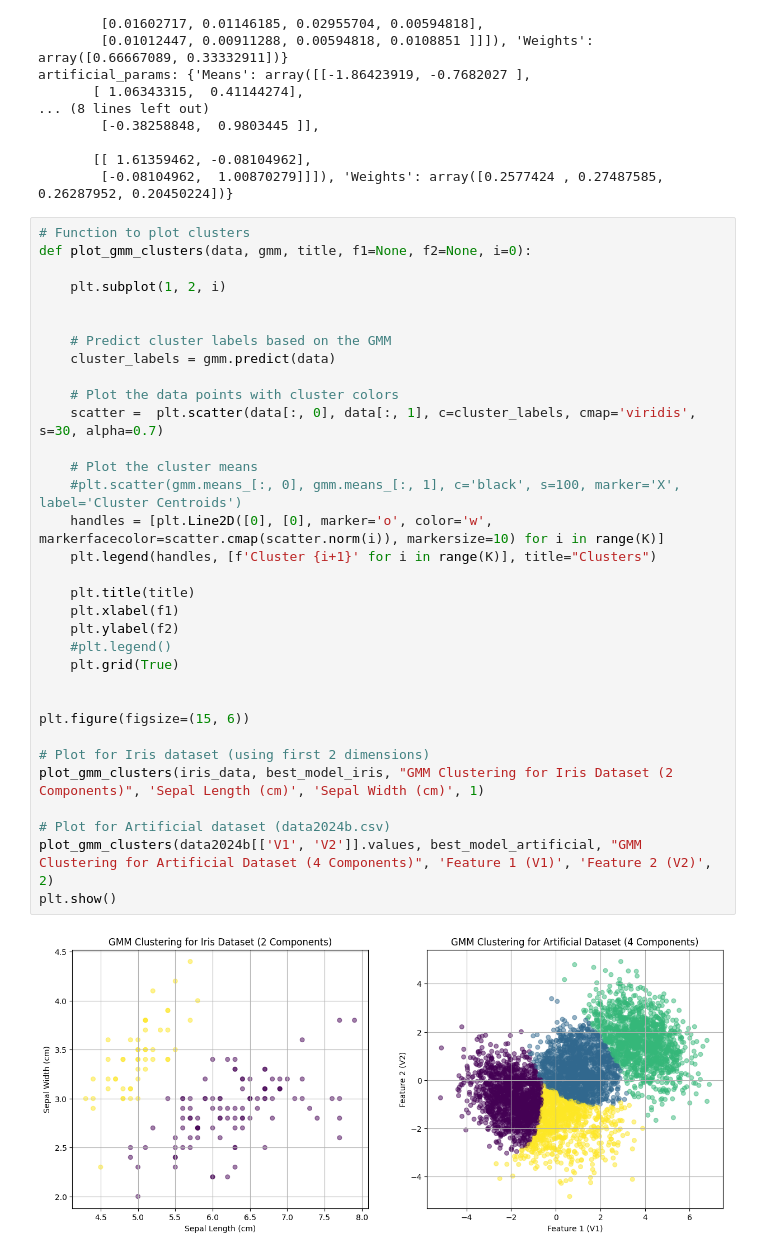
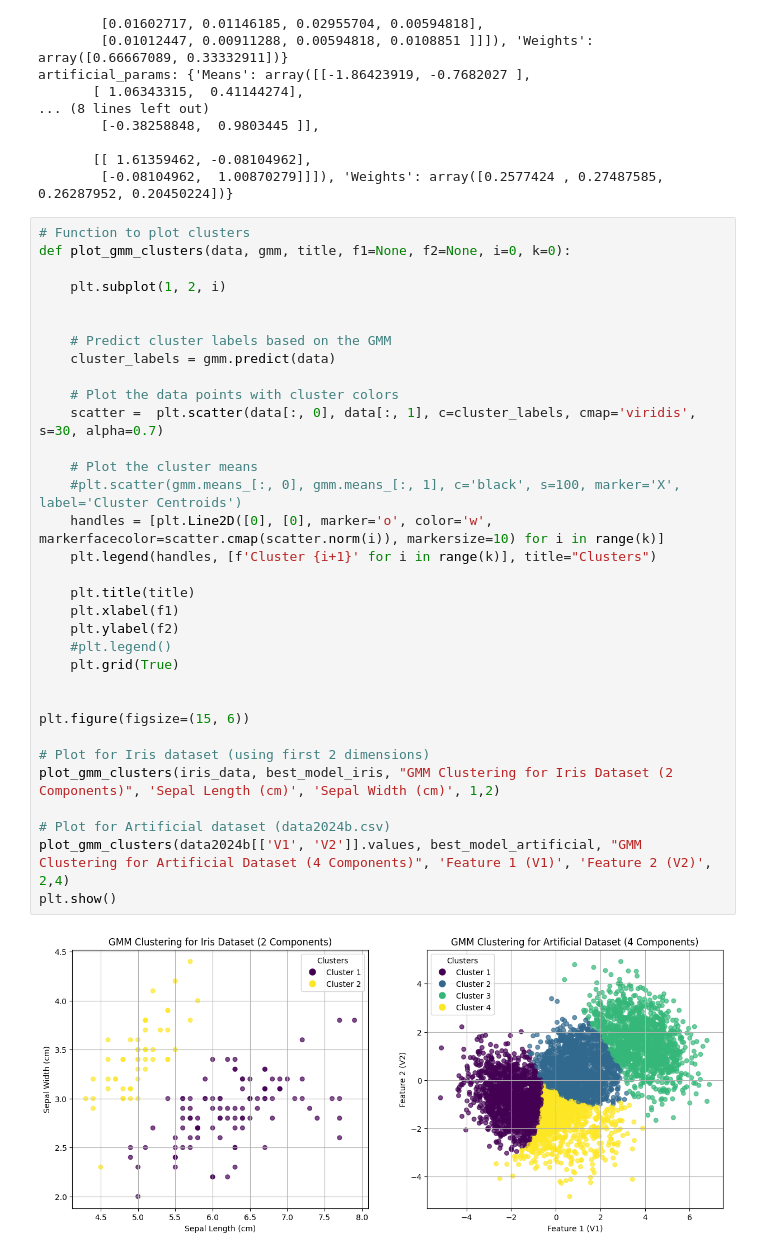
Before and after one commit to timryall/STAT3006, a Jupyter notebook: assignment_2/v.ipynb, the cells around one changed output. Cells and saved outputs as stored; diff of their text form.

```diff
--- a/assignment_2/v.ipynb
+++ b/assignment_2/v.ipynb
@@ -139,36 +139,36 @@ artificial_params: {'Means': array([[-1.86423919, -0.7682027 ],
         [-0.08104962,  1.00870279]]]), 'Weights': array([0.2577424 , 0.27487585, 0.26287952, 0.20450224])}
 # %%
 # Function to plot clusters
-def plot_gmm_clusters(data, gmm, title, f1=None, f2=None, i=0):
+def plot_gmm_clusters(data, gmm, title, f1=None, f2=None, i=0, k=0):
 
     plt.subplot(1, 2, i)
 
 
     # Predict cluster labels based on the GMM
     cluster_labels = gmm.predict(data)
 
     # Plot the data points with cluster colors
     scatter =  plt.scatter(data[:, 0], data[:, 1], c=cluster_labels, cmap='viridis', s=30, alpha=0.7)
 
     # Plot the cluster means
     #plt.scatter(gmm.means_[:, 0], gmm.means_[:, 1], c='black', s=100, marker='X', label='Cluster Centroids')
-    handles = [plt.Line2D([0], [0], marker='o', color='w', markerfacecolor=scatter.cmap(scatter.norm(i)), markersize=10) for i in range(K)]
-    plt.legend(handles, [f'Cluster {i+1}' for i in range(K)], title="Clusters")
+    handles = [plt.Line2D([0], [0], marker='o', color='w', markerfacecolor=scatter.cmap(scatter.norm(i)), markersize=10) for i in range(k)]
+    plt.legend(handles, [f'Cluster {i+1}' for i in range(k)], title="Clusters")
 
     plt.title(title)
     plt.xlabel(f1)
     plt.ylabel(f2)
     #plt.legend()
     plt.grid(True)
 
 
 plt.figure(figsize=(15, 6))
 
 # Plot for Iris dataset (using first 2 dimensions)
-plot_gmm_clusters(iris_data, best_model_iris, "GMM Clustering for Iris Dataset (2 Components)", 'Sepal Length (cm)', 'Sepal Width (cm)', 1)
+plot_gmm_clusters(iris_data, best_model_iris, "GMM Clustering for Iris Dataset (2 Components)", 'Sepal Length (cm)', 'Sepal Width (cm)', 1,2)
 
 # Plot for Artificial dataset (data2024b.csv)
-plot_gmm_clusters(data2024b[['V1', 'V2']].values, best_model_artificial, "GMM Clustering for Artificial Dataset (4 Components)", 'Feature 1 (V1)', 'Feature 2 (V2)', 2)
+plot_gmm_clusters(data2024b[['V1', 'V2']].values, best_model_artificial, "GMM Clustering for Artificial Dataset (4 Components)", 'Feature 1 (V1)', 'Feature 2 (V2)', 2,4)
 plt.show()
 # %% [output]
-[figure, old version]
+[figure, new version]
```
Also changed, not shown: 3 other files.
